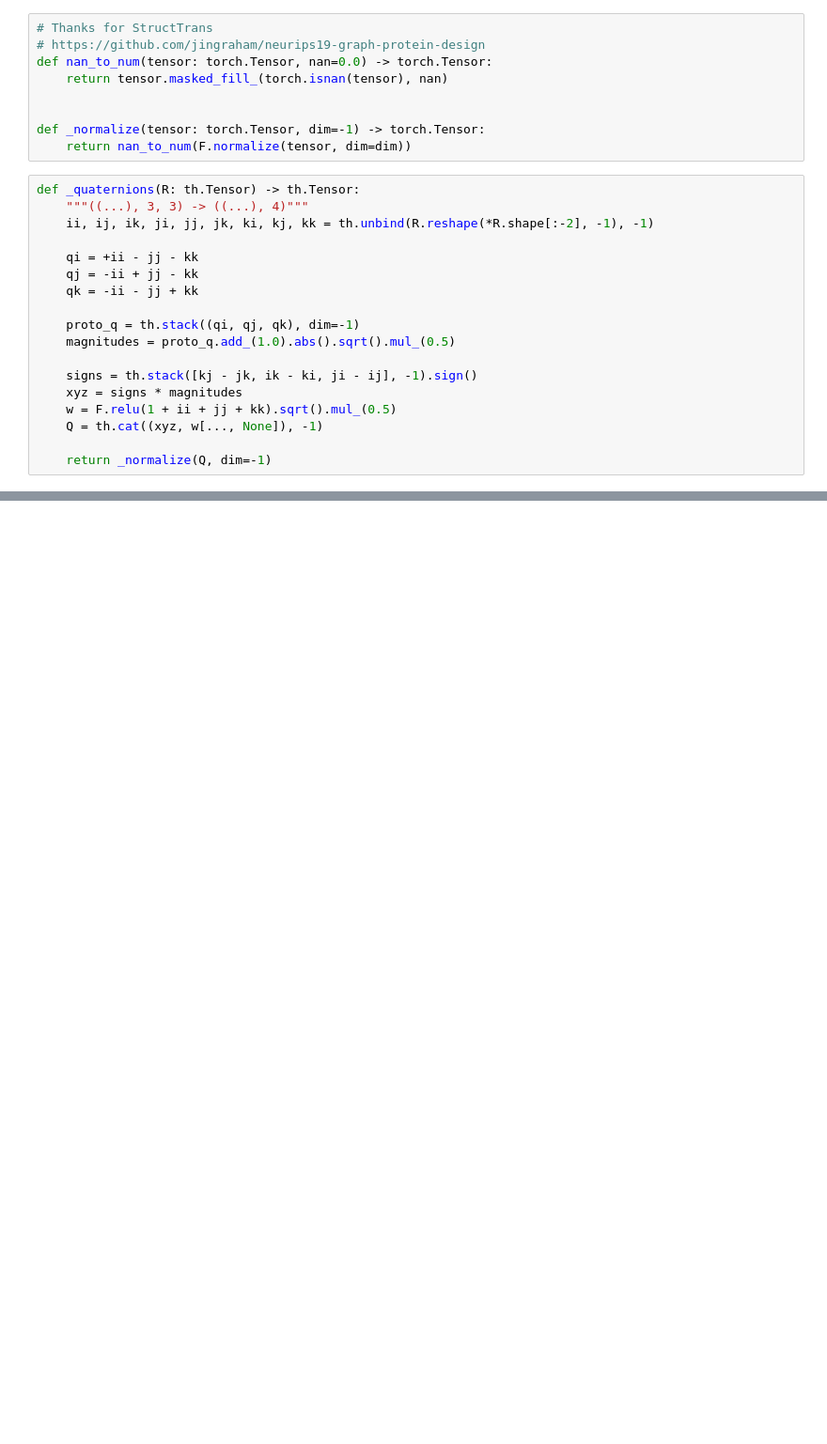
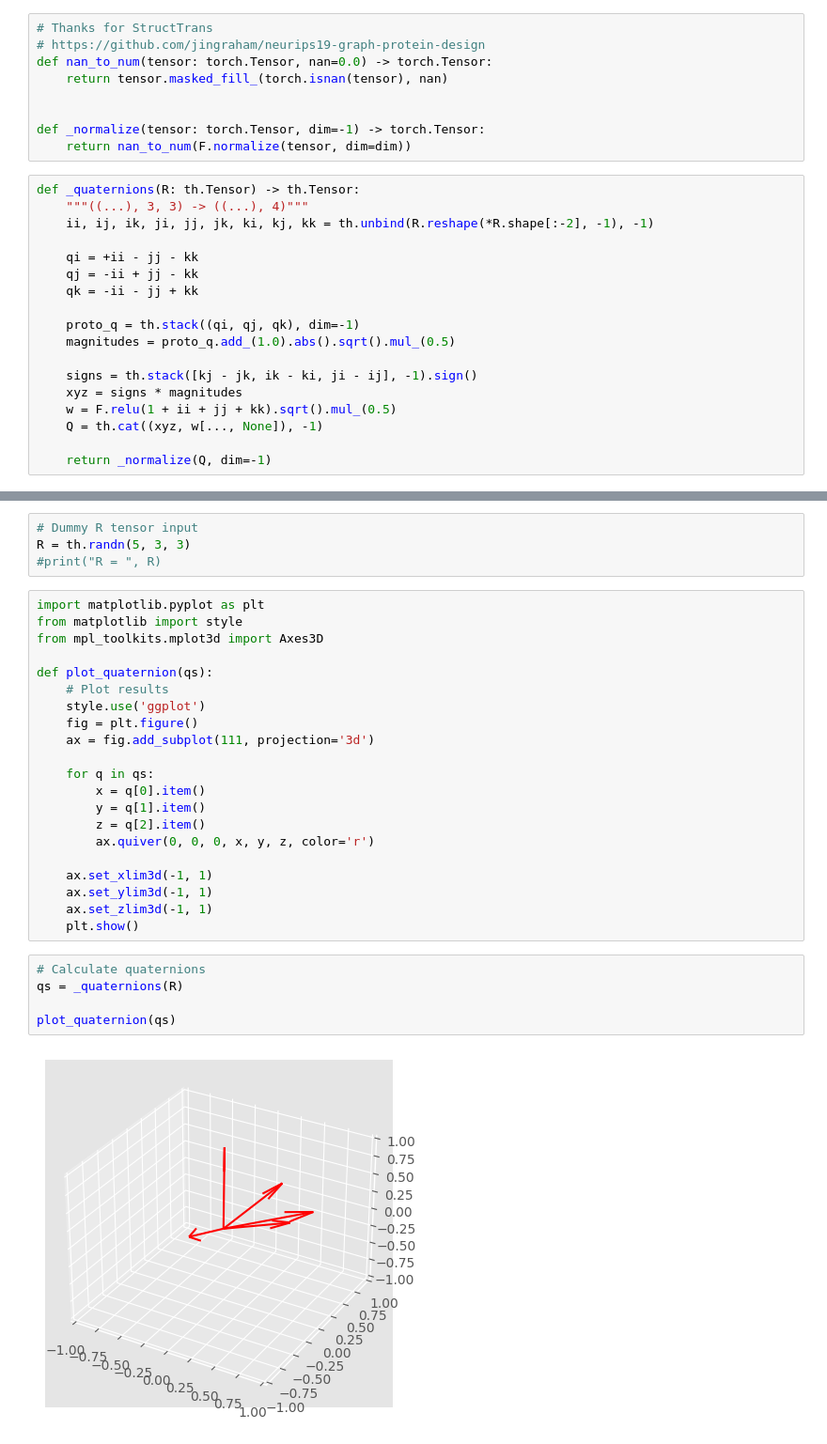
Before and after one commit to buttercutter/protein_geometry, a Jupyter notebook: quaternion_rotation.ipynb, the cells around one changed output, grey strips where cells are left out. Shown at 94% size. Drawn from its saved outputs; the diff is of its cells as text; blank space fills up the shorter version.

```diff
--- a/quaternion_rotation.ipynb
+++ b/quaternion_rotation.ipynb
@@ -54,3 +64,35 @@ def quaternions(R):
     Q = torch.cat((xyz, w), -1)
 
     return _normalize(Q, dim=-1)
+# %%
+# Dummy R tensor input
+R = th.randn(5, 3, 3)
+#print("R = ", R)
+# %%
+import matplotlib.pyplot as plt
+from matplotlib import style
+from mpl_toolkits.mplot3d import Axes3D
+
+def plot_quaternion(qs):
+    # Plot results
+    style.use('ggplot')
+    fig = plt.figure()
+    ax = fig.add_subplot(111, projection='3d')
+
+    for q in qs:
+        x = q[0].item()
+        y = q[1].item()
+        z = q[2].item()
+        ax.quiver(0, 0, 0, x, y, z, color='r')
+
+    ax.set_xlim3d(-1, 1)
+    ax.set_ylim3d(-1, 1)
+    ax.set_zlim3d(-1, 1)
+    plt.show()
+# %%
+# Calculate quaternions
+qs = _quaternions(R)
+
+plot_quaternion(qs)
+# %% [output]
+[figure, added]
```
Also changed, not shown: parts of 2 cells of this notebook.
